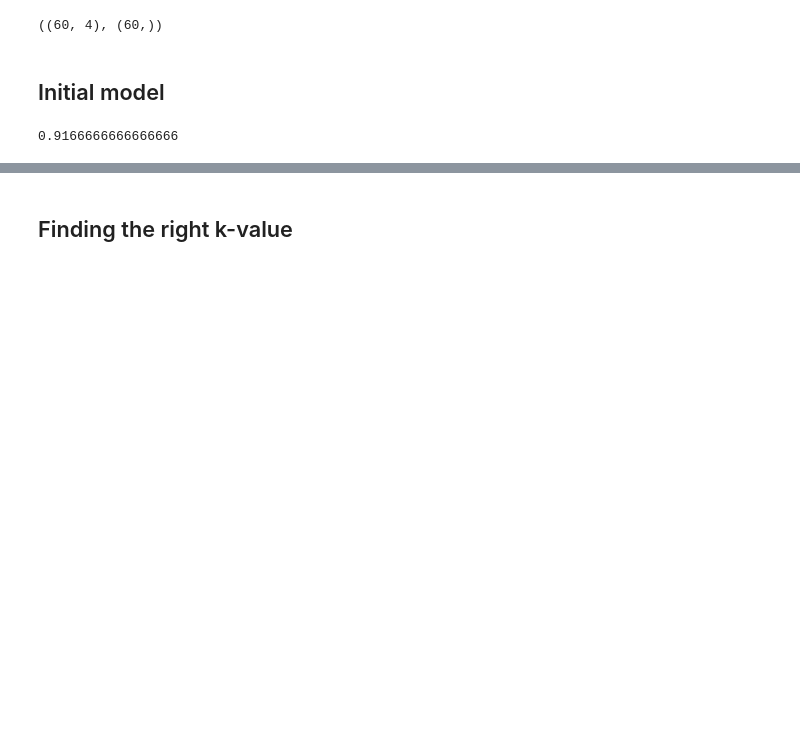
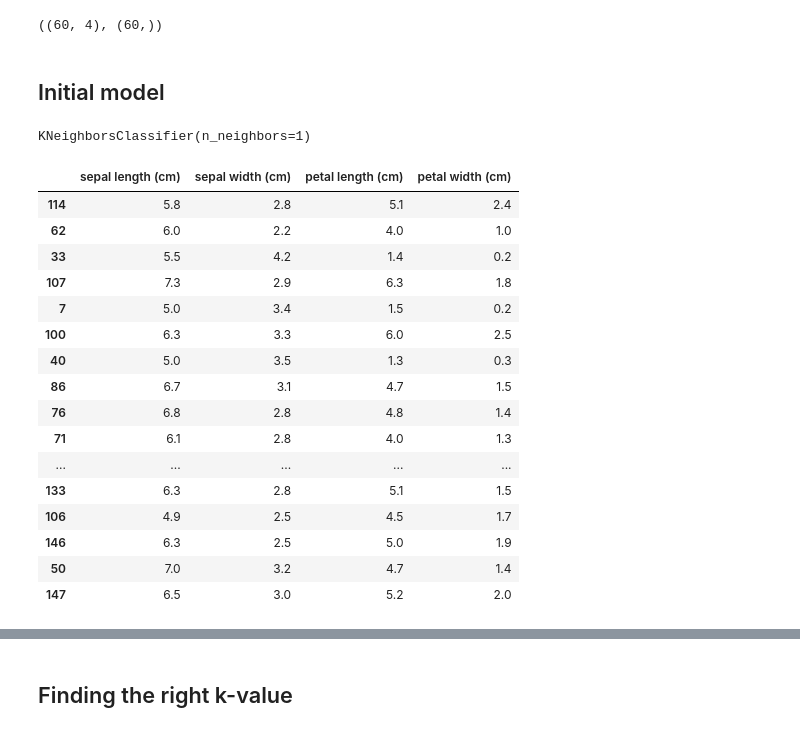
Before and after one commit to Tuchsanai/152-478-Introduction-to-Deep-Learning-for-Artificial-Intelligence-Engineering, a Jupyter notebook: 03_2_Analysis/1_k_nearest_neighbor_knn_tutorial.ipynb, the cells around one changed output, grey strips where cells are left out. Cells and saved outputs as stored; diff of their text form; code cells hidden in the pictures; blank space fills up the shorter version.

```diff
--- a/03_2_Analysis/1_k_nearest_neighbor_knn_tutorial.ipynb
+++ b/03_2_Analysis/1_k_nearest_neighbor_knn_tutorial.ipynb
@@ -137,6 +137,5 @@ X_test.shape, y_test.shape
 knn = KNeighborsClassifier(n_neighbors=1)
 
 knn.fit(X_train, y_train)
-print(knn.score(X_test, y_test))
 # %% [output]
-0.9166666666666666
+KNeighborsClassifier(n_neighbors=1)
@@ -142,0 +145,20 @@ print(knn.score(X_test, y_test))
+# %%
+X_test
+# %% [output]
+|  | sepal length (cm) | sepal width (cm) | petal length (cm) | petal width (cm) |
+| 114 | 5.8 | 2.8 | 5.1 | 2.4 |
+| 62 | 6.0 | 2.2 | 4.0 | 1.0 |
+| 33 | 5.5 | 4.2 | 1.4 | 0.2 |
+| 107 | 7.3 | 2.9 | 6.3 | 1.8 |
+| 7 | 5.0 | 3.4 | 1.5 | 0.2 |
+| 100 | 6.3 | 3.3 | 6.0 | 2.5 |
+| 40 | 5.0 | 3.5 | 1.3 | 0.3 |
+| 86 | 6.7 | 3.1 | 4.7 | 1.5 |
+| 76 | 6.8 | 2.8 | 4.8 | 1.4 |
+| 71 | 6.1 | 2.8 | 4.0 | 1.3 |
+| ... | ... | ... | ... | ... |
+| 133 | 6.3 | 2.8 | 5.1 | 1.5 |
+| 106 | 4.9 | 2.5 | 4.5 | 1.7 |
+| 146 | 6.3 | 2.5 | 5.0 | 1.9 |
+| 50 | 7.0 | 3.2 | 4.7 | 1.4 |
+| 147 | 6.5 | 3.0 | 5.2 | 2.0 |
```
Also changed, not shown: parts of 4 cells of this notebook.
